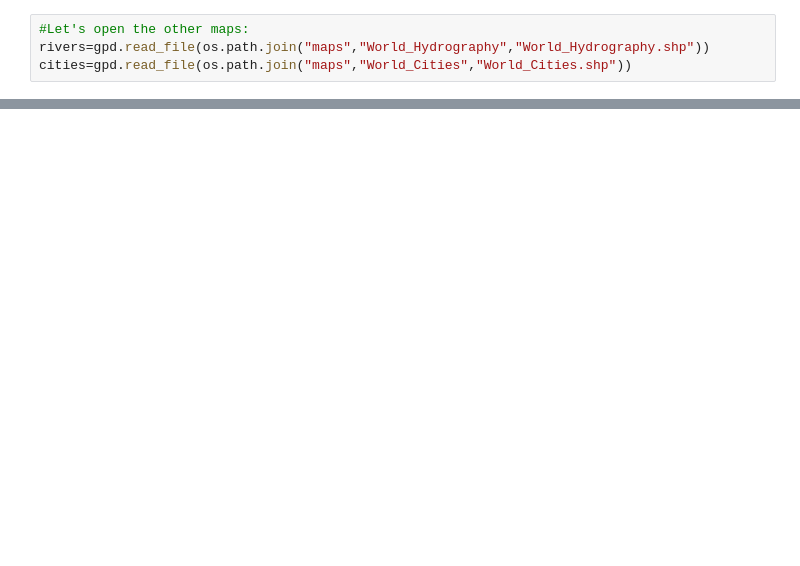
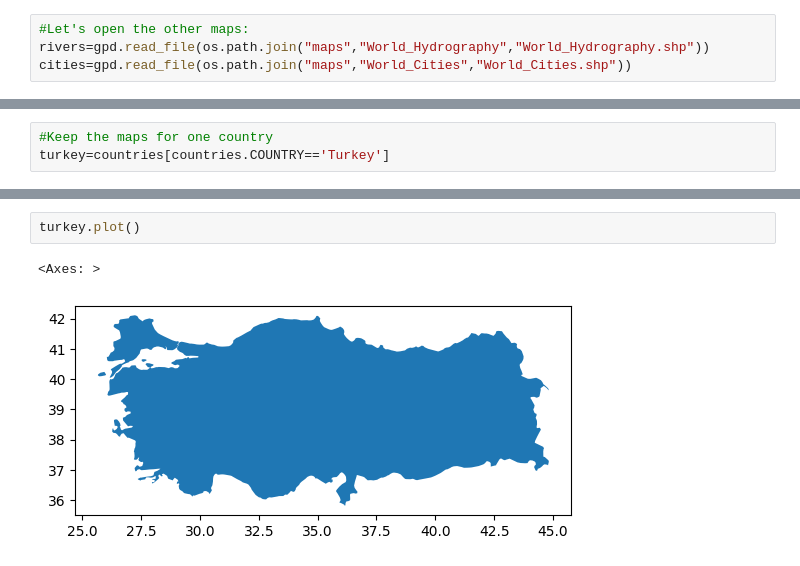
Before and after one commit to 1IAS21-Tarea/simpleplot, a Jupyter notebook: Evalucion2.ipynb, the cells around one changed output, grey strips where cells are left out. Drawn from its saved outputs; the diff is of its cells as text; blank space fills up the shorter version.

```diff
--- a/Evalucion2.ipynb
+++ b/Evalucion2.ipynb
@@ -248,0 +13,3 @@ m
+# %%
+#Keep the maps for one country
+turkey=countries[countries.COUNTRY=='Turkey']
@@ -248,0 +80,5 @@ m
+# %%
+turkey.plot()
+# %% [output]
+<Axes: >
+[figure, added]
```
Also changed, not shown: parts of 56 cells of this notebook, 1 other file.
